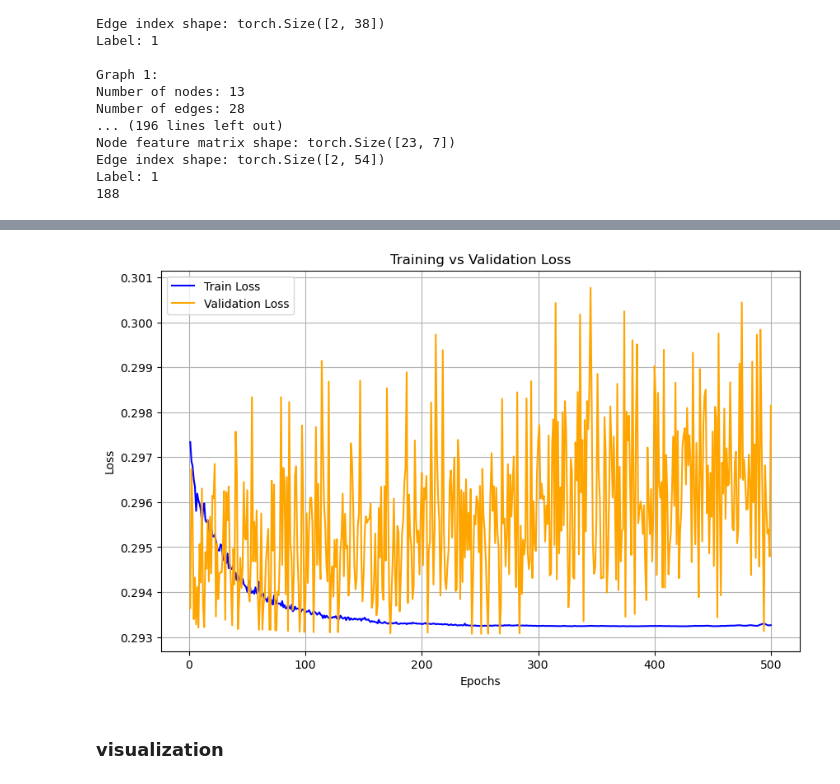
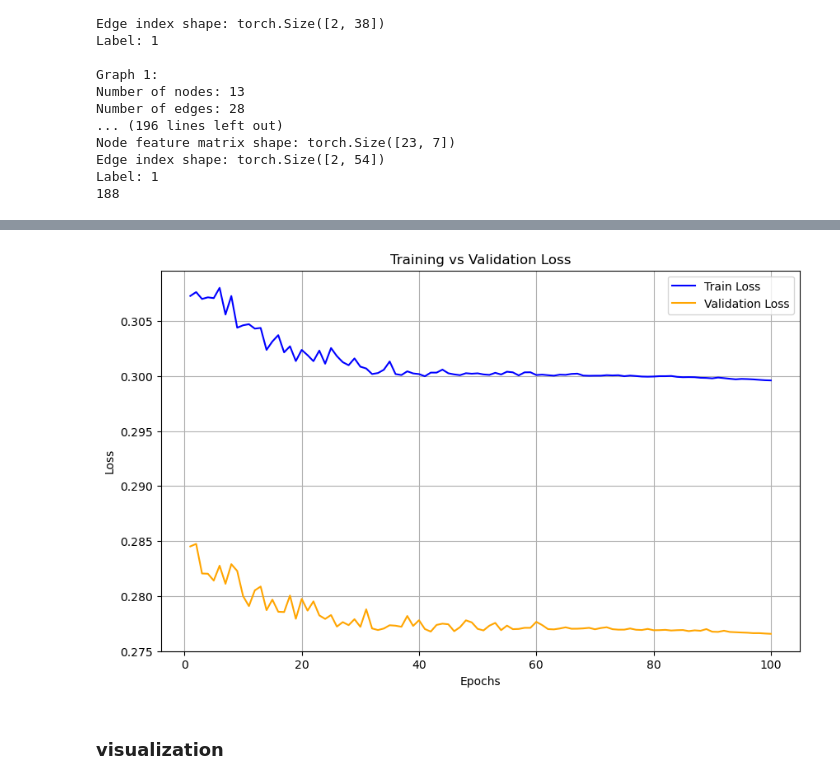
Before and after one commit to kina19131/VGAE_GEN, a Jupyter notebook: MUTAG_GVAE.ipynb, the cells around one changed output, grey strips where cells are left out. Saved outputs shown, nothing was run; the diff lists cells and outputs as text; code cells hidden in the pictures.

```diff
--- a/MUTAG_GVAE.ipynb
+++ b/MUTAG_GVAE.ipynb
@@ -170,7 +324,7 @@ def vae_loss(adj_true, adj_pred, mu, logstd):
     kl_divergence = -0.5 * torch.mean(1 + 2 * logstd - mu.pow(2) - torch.exp(2 * logstd))
 
     # Combine losses
-    alpha = 0.1  # Weight for KL divergence
+    alpha = 0.01  # Weight for KL divergence
 
 
     # print(f"Recon Loss: {recon_loss.item():.4f}, KL Div: {kl_divergence.item():.4f}")
@@ -385,7 +541,7 @@ train_losses = []
 val_losses = []
 
 
-epochs = 500
+epochs = 100
 for epoch in range(epochs):
     # Train for one epoch
     train_loss = train(train_loader)
@@ -422,4 +578,4 @@ val_losses: [0.2936396926641464, 0.2967329740524292, 0.2956823378801346, 0.29339
-[figure, old version]
+[figure, new version]
 # %%
 # import matplotlib.pyplot as plt
 # import networkx as nx
```
Also changed, not shown: parts of 9 cells of this notebook.
